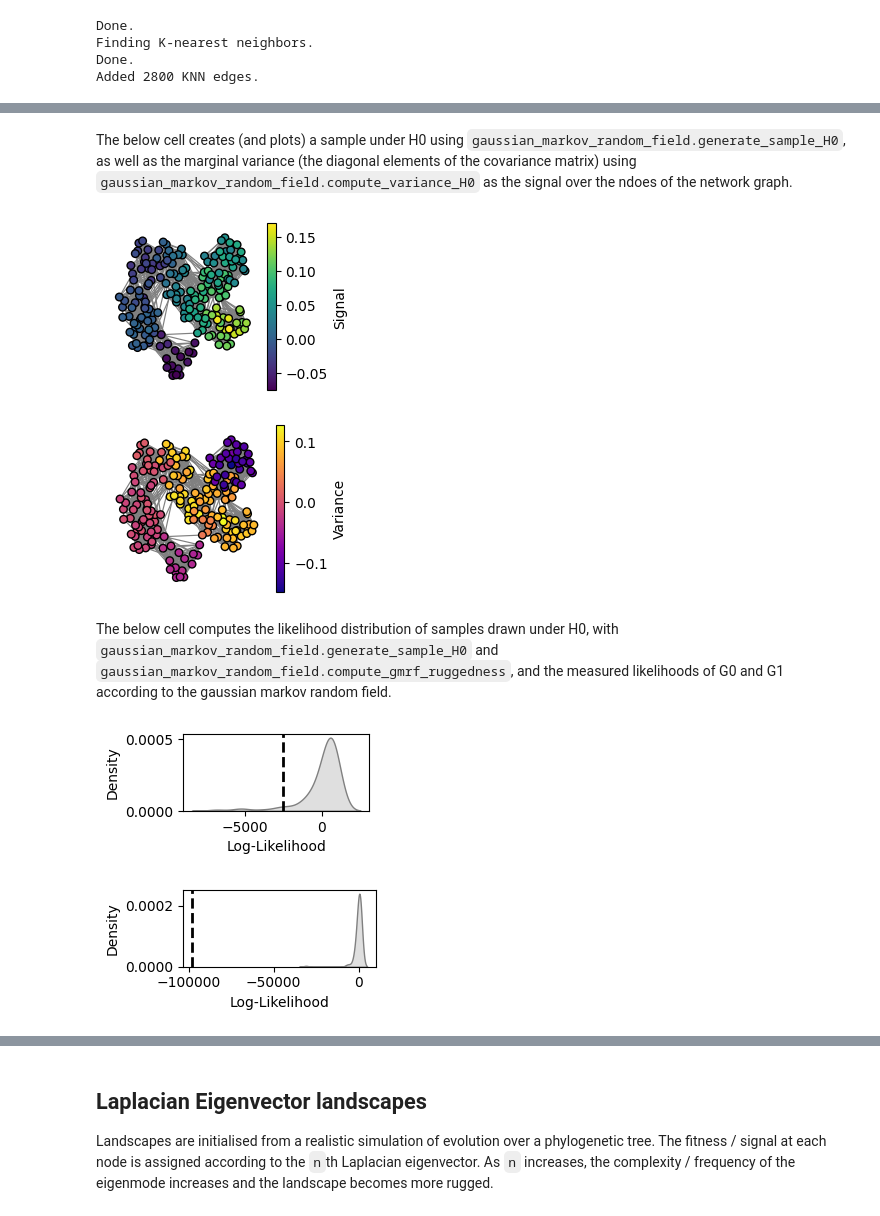
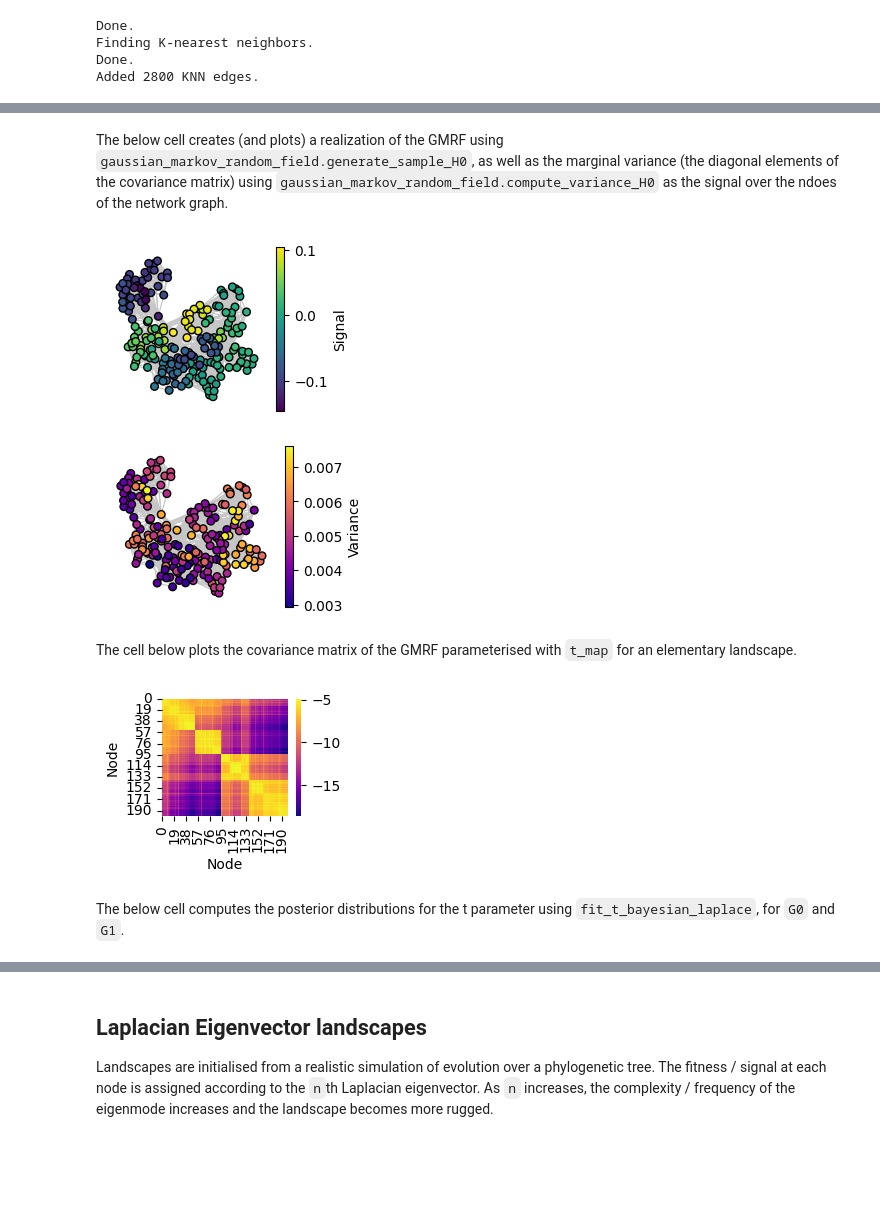
Before and after one commit to RSCJacksonLab/graph-ruggedness-de, a Jupyter notebook: src/Figure_2.ipynb, the cells around one changed output, grey strips where cells are left out. Saved outputs shown, nothing was run; the diff lists cells and outputs as text; code cells hidden in the pictures; blank space fills up the shorter version.

```diff
--- a/src/Figure_2.ipynb
+++ b/src/Figure_2.ipynb
@@ -74,3 +78,5 @@ Added 2800 KNN edges.
+# %%
+t_map, ci_lower, ci_upper, logpost_map, var_approx = fit_t_bayesian_laplace(G=G0)
 # %%
 pos = nx.spring_layout(G, k=0.5)
 signal0 = np.array([node[1]['value'] for node in G0.nodes(data=True)])
@@ -101,42 +107,41 @@ plt.show()
 # %% [markdown]
-The below cell creates (and plots) a sample under H0 using `gaussian_markov_random_field.generate_sample_H0`, as well as the marginal variance (the diagonal elements of the covariance matrix) using `gaussian_markov_random_field.compute_variance_H0` as the signal over the ndoes of the network graph.
+The below cell creates (and plots) a realization of the GMRF using `gaussian_markov_random_field.generate_sample_H0`, as well as the marginal variance (the diagonal elements of the covariance matrix) using `gaussian_markov_random_field.compute_variance_H0` as the signal over the ndoes of the network graph.
 # %%
 #Fit variance
 sigma_squared = np.var(signal0, ddof=1)
 #Timestep = 10
 t0 = 10
 
 #Generate sample under heat diffusion model and Gaussian Markov random field.
 h0_sample = gaussian_markov_random_field.generate_sample_H0(G=G,
                                                             sigma_squared=sigma_squared,
                                                             t=t0)
 
 fig, ax = plt.subplots(figsize=(2.5, 1.75), constrained_layout=True)
 
 norm0, cmap0 = graph_utils.visualize_signal_over_graph(G=G, pos=pos, signal=h0_sample, ax=ax, nodesize=30)
 sm = plt.cm.ScalarMappable(cmap=cmap0, norm=norm0)
 sm.set_array([])
 fig.colorbar(sm, label='Signal')
 
 plt.savefig('../figures/figure_2/panel_c.pdf', bbox_inches='tight')
 plt.show()
 
-h0_variance = gaussian_markov_random_field.generate_sample_H0(G=G,
-                                                            sigma_squared=sigma_squared,
-                                                            t=t0)
 
-#Compute variance from Gaussian Markov random field over nodes, according to heat kernel
-fig, ax = plt.subplots(figsize=(2.5, 1.75), constrained_layout=True)
+variances_H0, Sigma_H0 = gaussian_markov_random_field.compute_variances_H0(sigma_squared=sigma_squared,
+                                                                           t=t_map,
+                                                                           G=G)
 
-norm0, cmap0 = graph_utils.visualize_signal_over_graph(G=G, pos=pos, signal=h0_variance, ax=ax, nodesize=30, cmap='plasma')
+
+fig, ax = plt.subplots(figsize=(2.65, 1.75), constrained_layout=True)
+
+norm0, cmap0 = graph_utils.visualize_signal_over_graph(G=G, pos=pos, signal=variances_H0, ax=ax, nodesize=30, cmap='plasma')
 sm = plt.cm.ScalarMappable(cmap=cmap0, norm=norm0)
 sm.set_array([])
 fig.colorbar(sm, label='Variance')
 
 plt.savefig('../figures/figure_2/panel_d.pdf', bbox_inches='tight')
 plt.show()
 # %% [output]
-[figure, old version]
+[figure, new version]
-[figure, old version]
+[figure, new version]
-# %% [markdown]
-The below cell computes the likelihood distribution of samples drawn under H0, with `gaussian_markov_random_field.generate_sample_H0` and `gaussian_markov_random_field.compute_gmrf_ruggedness`, and the measured likelihoods of G0 and G1 according to the gaussian markov random field.
@@ -180,13 +148,12 @@ h0_likelihood_empirical, h0_log_det_empirical, h0_quadratic_form_empirical = gau
+# %% [markdown]
+The cell below plots the covariance matrix of the GMRF parameterised with `t_map` for an elementary landscape.
 # %%
-# Plot H0 Likelihood Distribution
-plt.figure(figsize=(3, 1.5))
-sns.kdeplot(h0_likelihoods, color='grey', fill=True)
-plt.axvline(h0_likelihood_empirical, color='black', linestyle='dashed', linewidth=2)
-
-plt.xlabel('Log-Likelihood')
-plt.ylabel('Density')
+fig = plt.subplots(figsize=(2.6, 2.1))
+sns.heatmap(np.log(Sigma_H0), cmap='plasma')
+plt.xlabel('Node')
+plt.ylabel('Node')
 plt.tight_layout()
-plt.savefig('../figures/figure_2/panel_e.pdf')
+plt.savefig('../figures/figure_2/panel_e_covariance_matrix.pdf')
 plt.show()
 # %% [output]
-[figure, old version]
+[figure, new version]
@@ -230,13 +160,2 @@ h0_likelihood_empirical, h0_log_det_empirical, h0_quadratic_form_empirical = gau
-# %%
-# Plot H0 Likelihood Distribution
-plt.figure(figsize=(3, 1.5))
-sns.kdeplot(h0_likelihoods, color='grey', fill=True)
-plt.axvline(h0_likelihood_empirical, color='black', linestyle='dashed', linewidth=2)
-
-plt.xlabel('Log-Likelihood')
-plt.ylabel('Density')
-plt.tight_layout()
-plt.savefig('../figures/figure_2/panel_f.pdf')
-plt.show()
-# %% [output]
-[figure, removed]
+# %% [markdown]
+The below cell computes the posterior distributions for the t parameter using `fit_t_bayesian_laplace`, for `G0` and `G1`.
```
Also changed, not shown: parts of 19 cells of this notebook, 6 other files.
